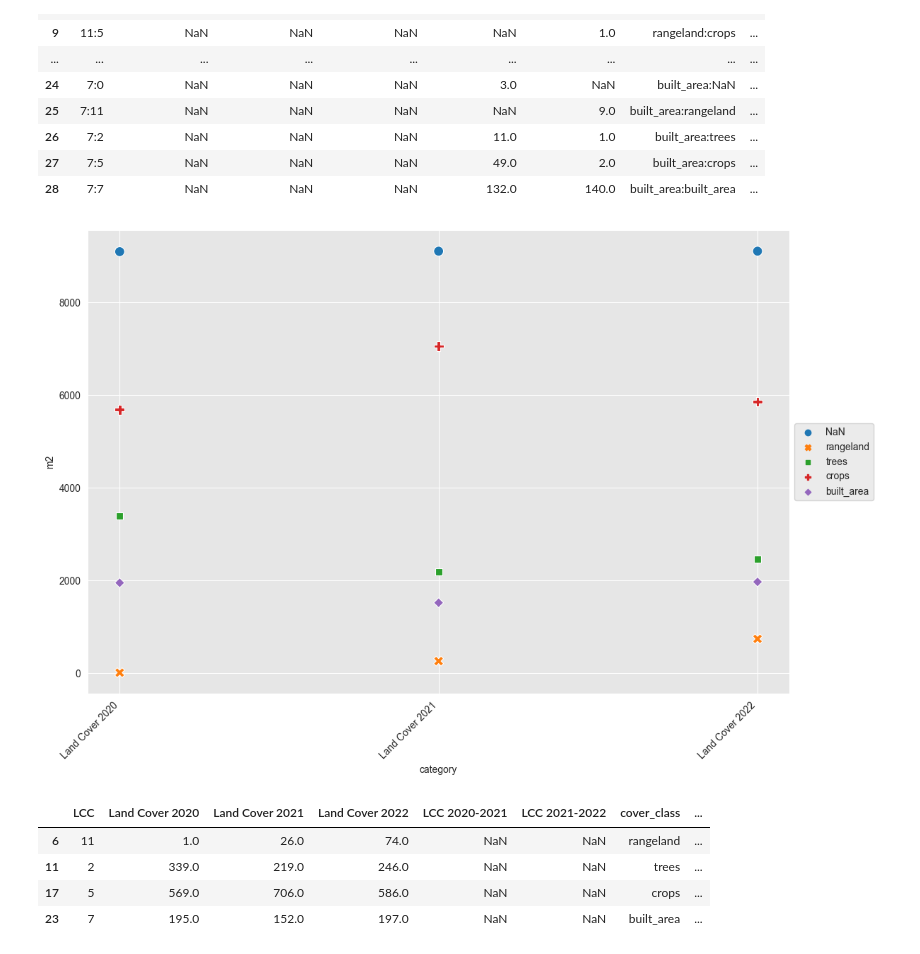
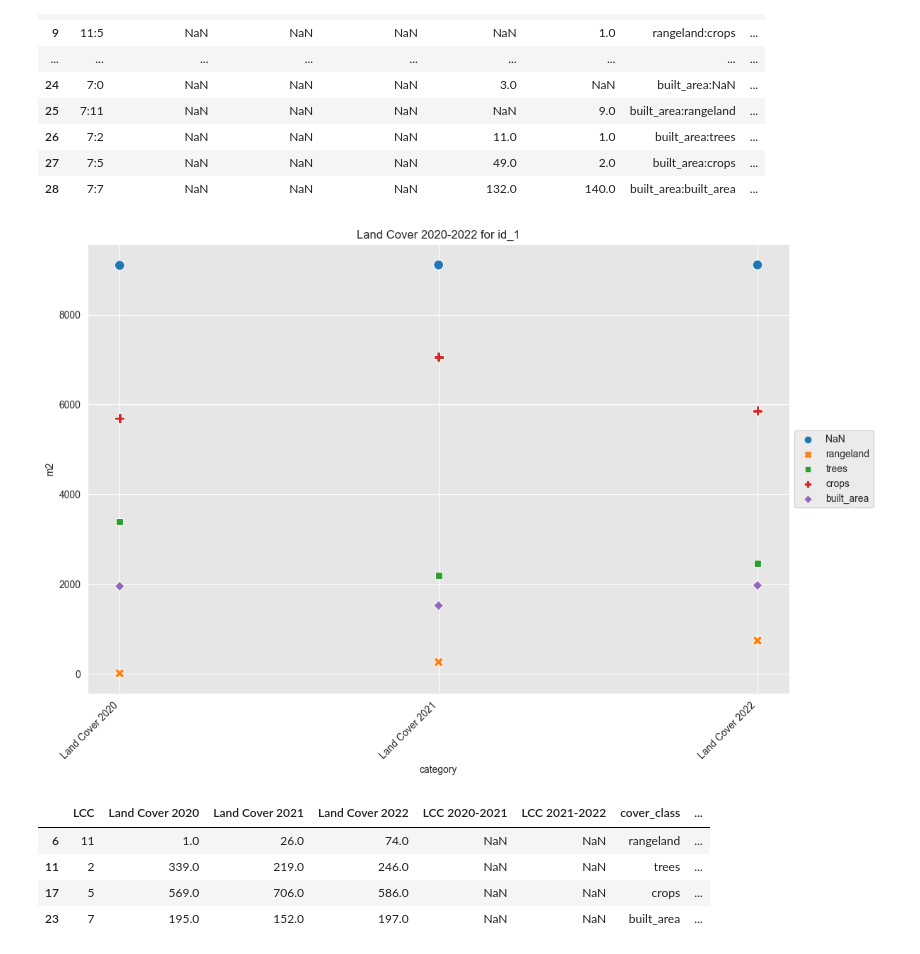
Before and after one commit to chrischank/Land-Cover-Change, a Jupyter notebook: notebooks/Part1_LCC.ipynb, the cells around one changed output. Drawn from its saved outputs; the diff is of its cells as text; code cells hidden in the pictures.

```diff
--- a/notebooks/Part1_LCC.ipynb
+++ b/notebooks/Part1_LCC.ipynb
@@ -303,29 +305,31 @@ result_df_LCC
 # %%
 # Plotting
 cols_to_plot = ['LC2020_m2', 'LC2021_m2', 'LC2022_m2']
 
 # Reshape the dataframe from wide to long format
 melted_df = pd.melt(result_df_LCC, id_vars=['LCC', 'cover_class'],
                     value_vars=cols_to_plot,
                     var_name='category',
                     value_name='value')
 
 melted_df['value'] = pd.to_numeric(melted_df['value'], errors='coerce')
 
 melted_df = melted_df.dropna(subset=['value'])
 
 sns.set_style("darkgrid", {"axes.facecolor": ".9"})
 
 fig, ax = plt.subplots(figsize=(12, 8))
 sns.scatterplot(data=melted_df, x='category', y='value', hue='cover_class', style='cover_class', s=100)
 
 ax.set_xticklabels(["Land Cover 2020", "Land Cover 2021", "Land Cover 2022"], rotation=45, ha="right")
 plt.ylabel("m2")
 plt.legend(loc='center left', bbox_to_anchor=(1, 0.5))
+plt.title("Land Cover 2020-2022 for id_1")
+plt.savefig(f'{docs_path}/Part_1/id_1LCC_Scatterplot.png')
 plt.tight_layout()
 plt.show()
 # %% [output]
-[figure, old version]
+[figure, new version]
 # %%
 valid_cover_classes = list(class_dict.values())
 result_df_Clean = result_df_LCC[result_df_LCC["cover_class"].isin(valid_cover_classes)].drop(0, axis=0)
```
Also changed, not shown: parts of 6 cells of this notebook, 4 other files.
